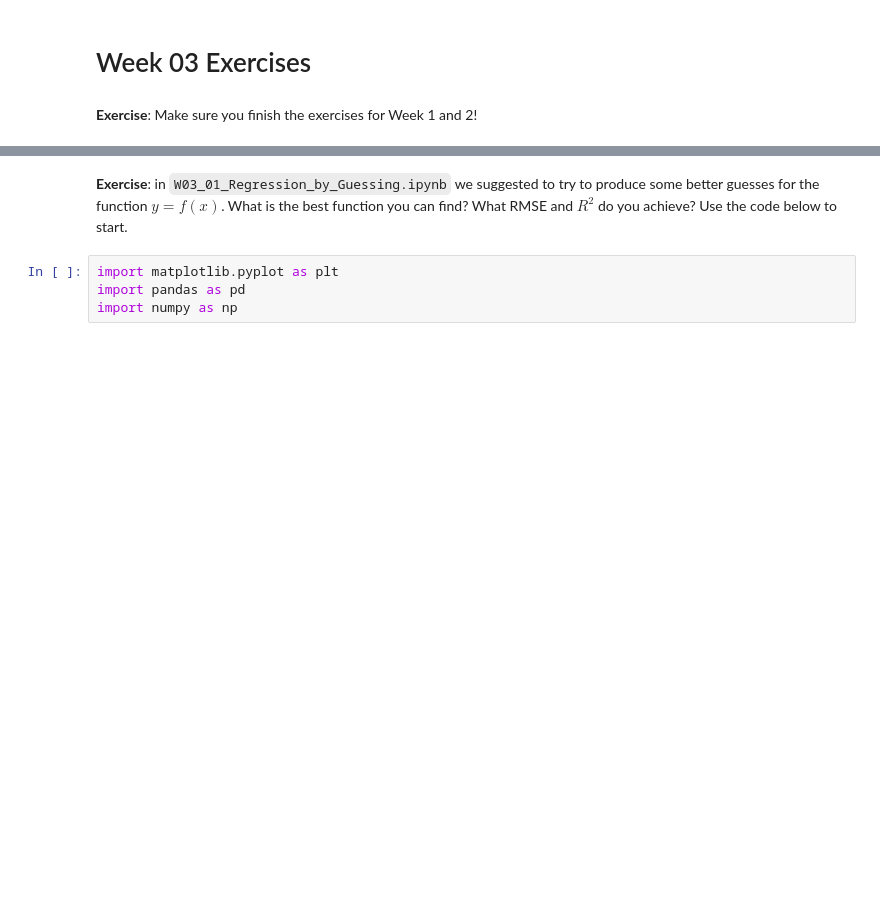
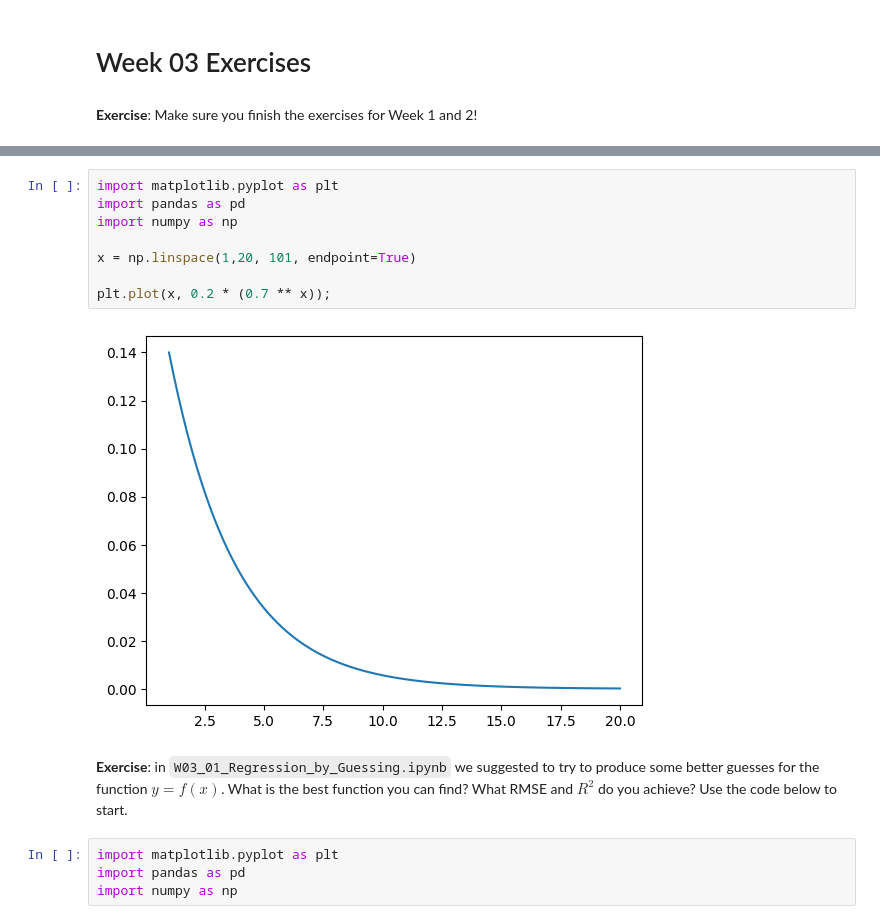
Before and after one commit to The-Royal-We/CT-5148-programming-tools-for-ai, a Jupyter notebook: notes/W03-1/W03/W03_Exercises.ipynb, the cells around one changed output, grey strips where cells are left out. Cells and saved outputs as stored; diff of their text form; blank space fills up the shorter version.

```diff
--- a/notes/W03-1/W03/W03_Exercises.ipynb
+++ b/notes/W03-1/W03/W03_Exercises.ipynb
@@ -6,4 +6,14 @@
 **Exercise**: Plot the formula $0.2 * (0.7^x)$ for $x \in [0, 20]$. You should get a result like this:
 
 ![](img/W04_exercise_x_02_07_x.png)
+# %%
+import matplotlib.pyplot as plt
+import pandas as pd
+import numpy as np
+
+x = np.linspace(1,20, 101, endpoint=True)
+
+plt.plot(x, 0.2 * (0.7 ** x));
+# %% [output]
+[figure, added]
 # %% [markdown]
```
Also changed, not shown: parts of 3 cells of this notebook, 24 other files.
